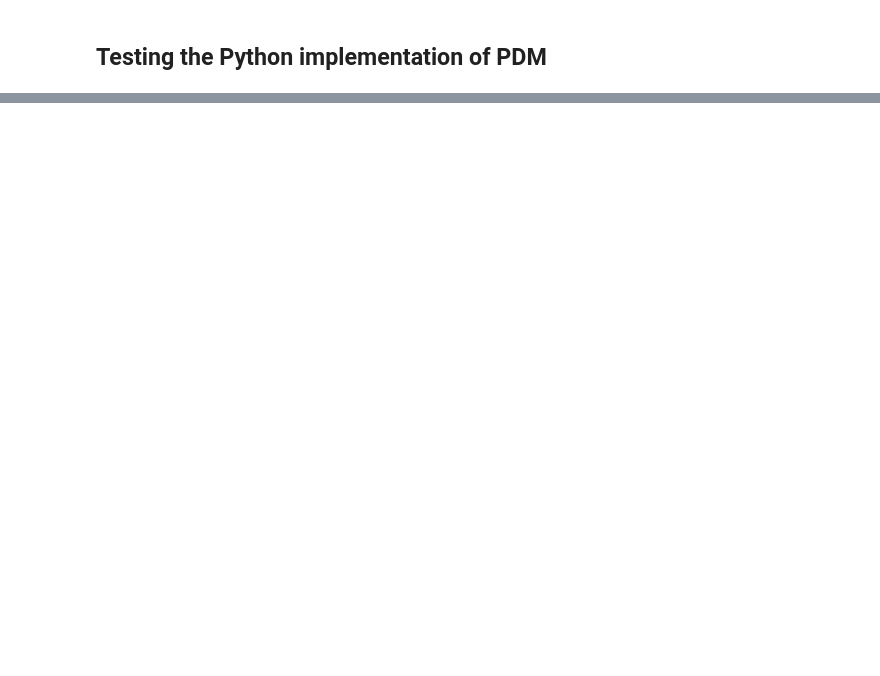
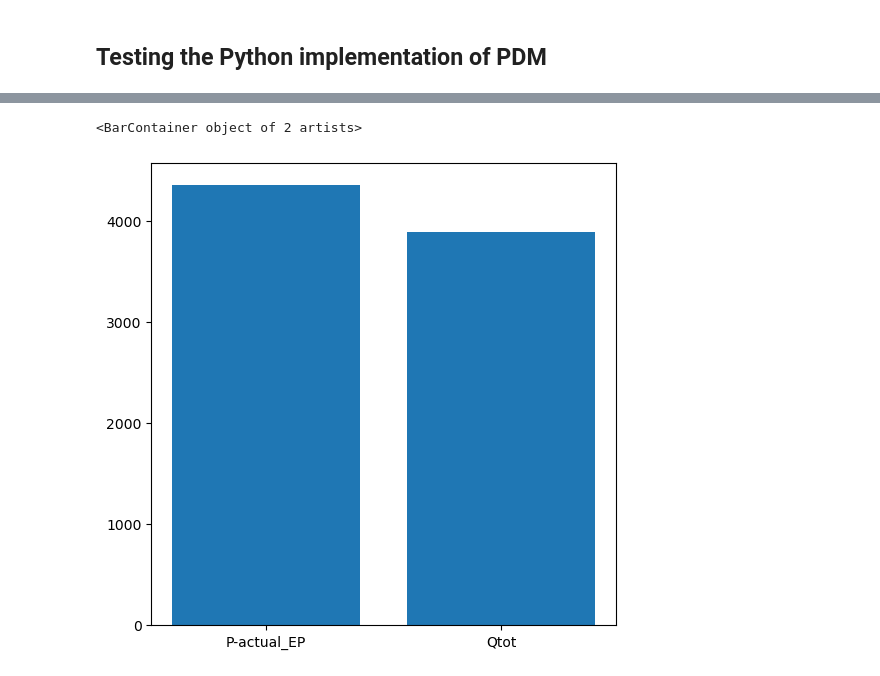
Before and after one commit to olivierbonte/master_thesis, a Jupyter notebook: temp/test_PDM.ipynb, the cells around one changed output, grey strips where cells are left out. Saved outputs shown, nothing was run; the diff lists cells and outputs as text; code cells hidden in the pictures; blank space fills up the shorter version.

```diff
--- a/temp/test_PDM.ipynb
+++ b/temp/test_PDM.ipynb
@@ -42,0 +168,7 @@ pd.date_range(start = '01/01/1971', end = '31/12/2000', freq = 'H')
+# %%
+total_actual_EP = np.sum(Eiacc)
+total_P = np.sum(P.values)
+total_qm3= np.sum(qmod)*24*3600 #as each value is the average flow for 24hours
+total_qmod = total_qm3*1000/(A*1000**2) #m^3/m^2 and then *1000 for m-> mm
+total_net_rain = total_P -total_actual_EP
+print(total_net_rain, total_qmod)
@@ -42,0 +183,6 @@ pd.date_range(start = '01/01/1971', end = '31/12/2000', freq = 'H')
+# %%
+fig, ax = plt.subplots(figsize = (6,6))
+ax.bar(x = ['P-actual_EP','Qtot'],height = [total_net_rain, total_qmod])
+# %% [output]
+<BarContainer object of 2 artists>
+[figure, added]
```
Also changed, not shown: parts of 32 cells of this notebook, 4 other files.
